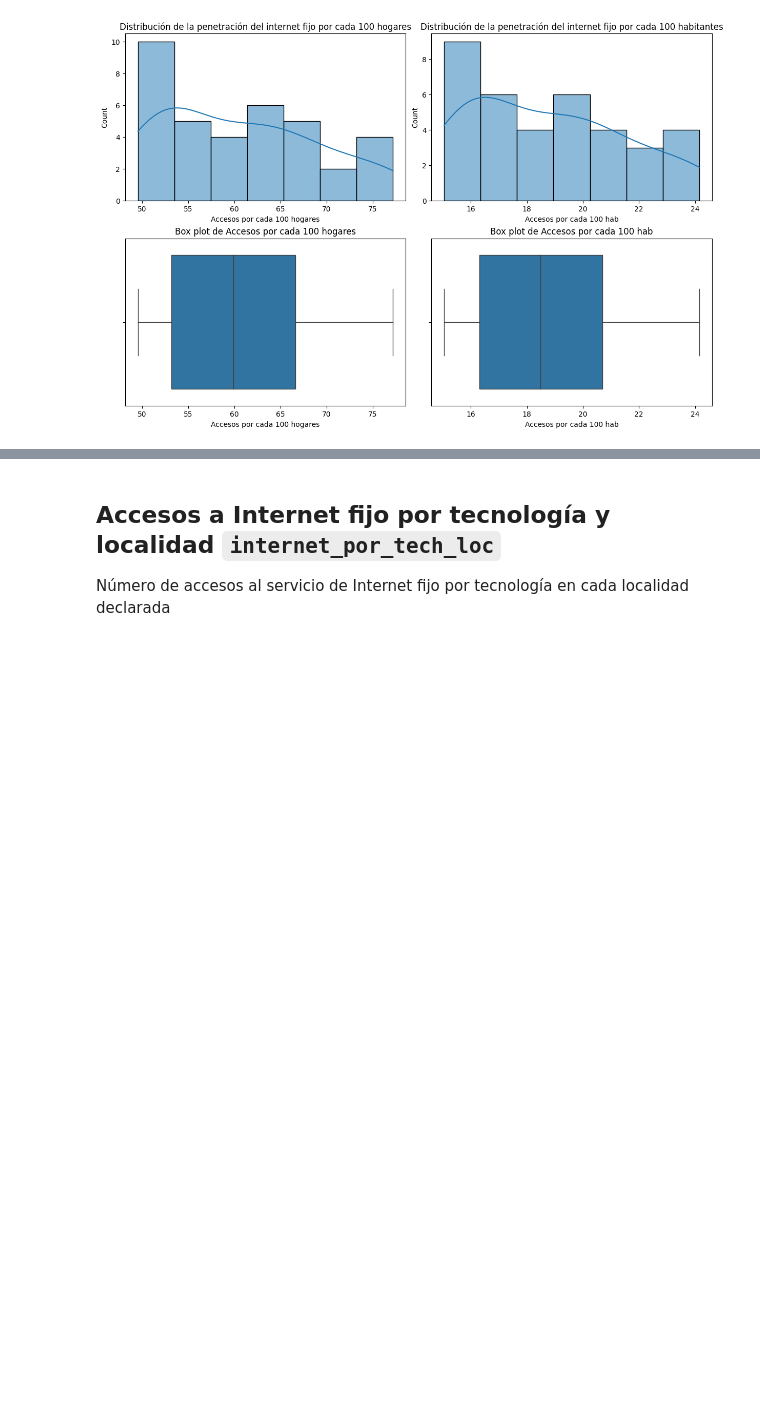
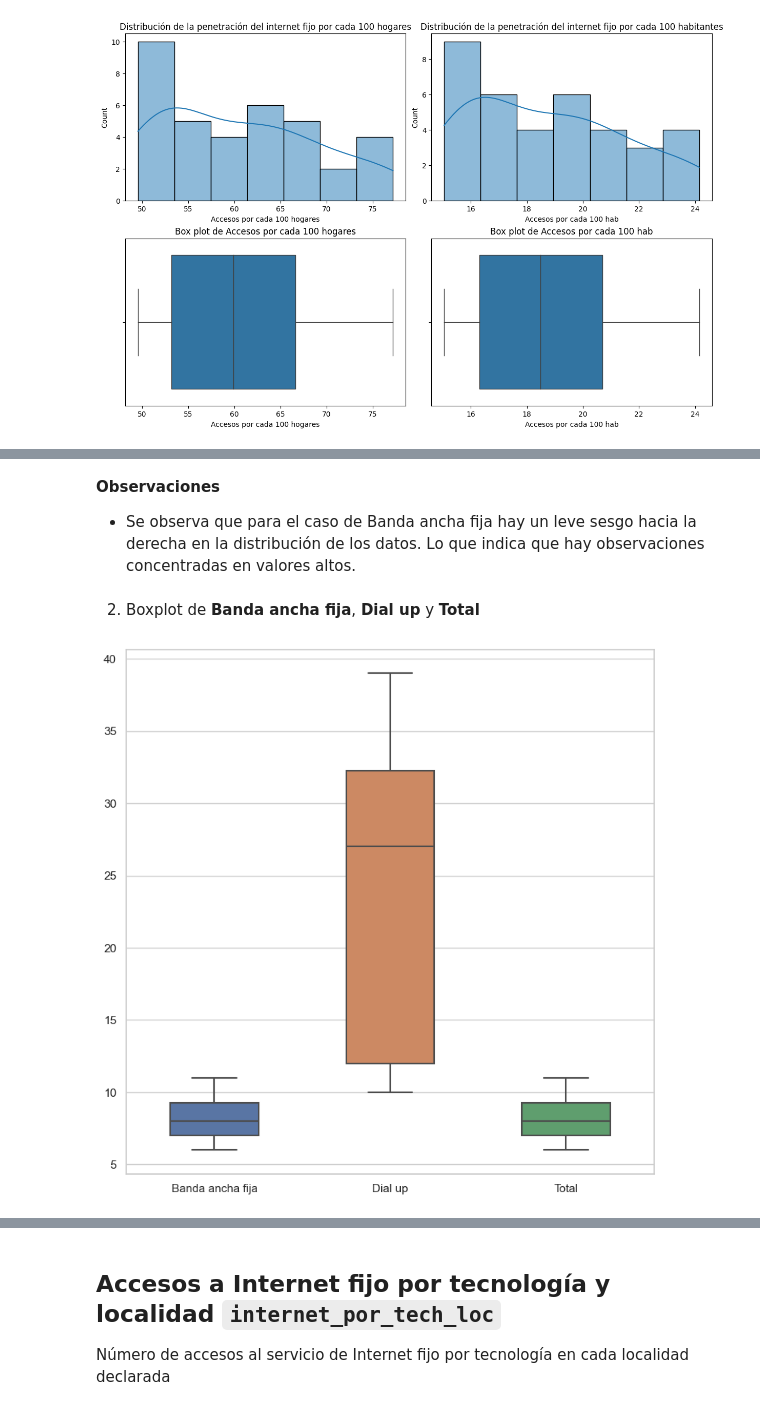
Before and after one commit to PedroLiLL/Telecommunications-Data-Analysis, a Jupyter notebook: EDA.ipynb, the cells around one changed output, grey strips where cells are left out. Drawn from its saved outputs; the diff is of its cells as text; code cells hidden in the pictures; blank space fills up the shorter version.

```diff
--- a/EDA.ipynb
+++ b/EDA.ipynb
@@ -267,0 +375,15 @@ plt.show()
+# %% [markdown]
+**Observaciones**
+
+- Se observa que para el caso de Banda ancha fija hay un leve sesgo hacia la derecha en la distribución de los datos. Lo que indica que hay observaciones concentradas en valores altos.
+# %% [markdown]
+2. Boxplot de **Banda ancha fija**, **Dial up** y **Total**
+# %%
+plt.figure(figsize=(9, 9))
+
+# boxplot para las columnas Banda ancha fija, Dial up y Total
+sns.boxplot(data=internet_baf_total[['Banda ancha fija', 'Dial up', 'Total']], width=0.5)
+
+plt.show()
+# %% [output]
+[figure, added]
```
Also changed, not shown: parts of 63 cells of this notebook.
